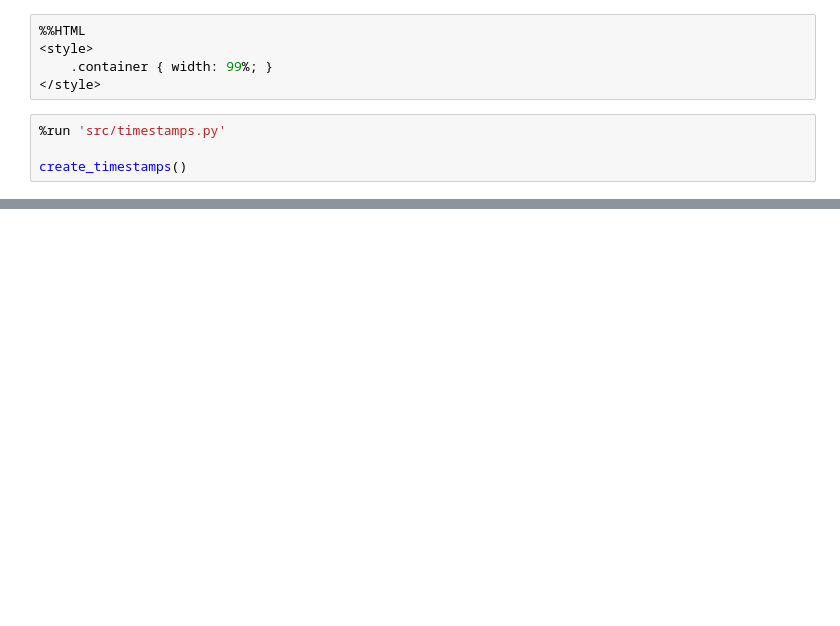
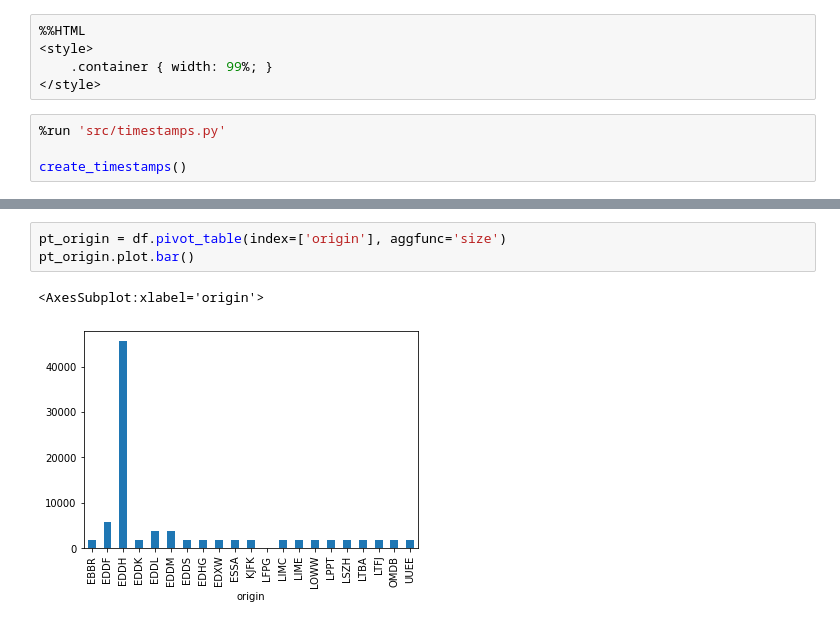
Before and after one commit to piuswalter/Big-Data-Analytics, a Jupyter notebook: analyze_flightplans.ipynb, the cells around one changed output, grey strips where cells are left out. Saved outputs shown, nothing was run; the diff lists cells and outputs as text; blank space fills up the shorter version.

```diff
--- a/analyze_flightplans.ipynb
+++ b/analyze_flightplans.ipynb
@@ -128,0 +40,6 @@ df.to_pickle('dataframes/df_flightplans.pickle')
+# %%
+pt_origin = df.pivot_table(index=['origin'], aggfunc='size')
+pt_origin.plot.bar()
+# %% [output]
+<AxesSubplot:xlabel='origin'>
+[figure, added]
```
Also changed, not shown: parts of 17 cells of this notebook.
